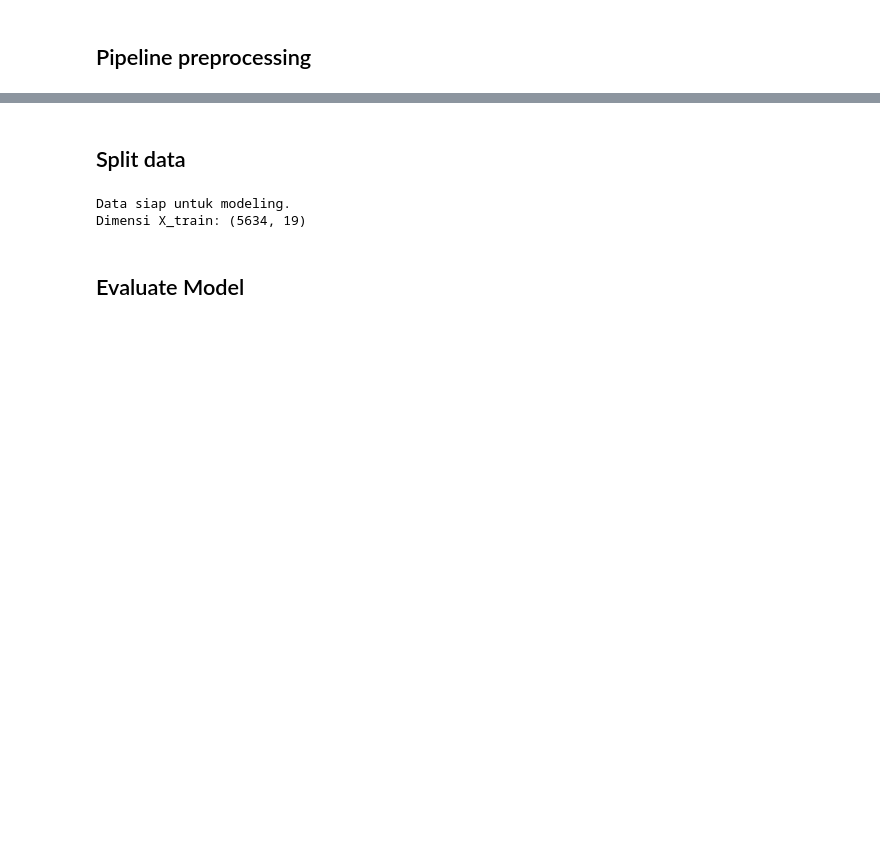
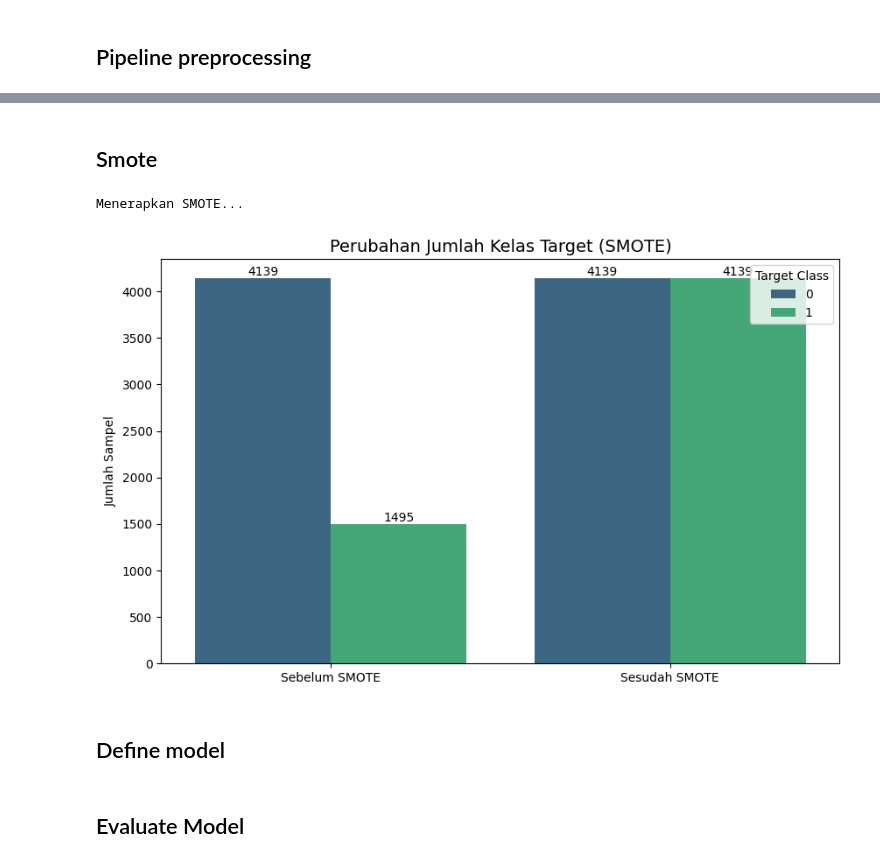
Before and after one commit to decoderr24/Telco-Churn-ML, a Jupyter notebook: telco-churn-prediction.ipynb, the cells around one changed output, grey strips where cells are left out. Cells and saved outputs as stored; diff of their text form; code cells hidden in the pictures; blank space fills up the shorter version.

```diff
--- a/telco-churn-prediction.ipynb
+++ b/telco-churn-prediction.ipynb
@@ -372,0 +470,12 @@ Fitur Kategorikal (15): ['gender', 'Partner', 'Dependents', 'PhoneService', 'Mul
+# %%
+# Train-Test Split
+
+# Pisahkan Fitur dan Target
+X = df_model.drop(['Churn', 'customerID'], axis=1) # Buang ID dan Target
+y = df_model['Churn']
+
+# Split Data (80% Training, 20% Testing)
+# stratify=y memastikan proporsi Churn di data latih & uji seimbang
+X_train, X_test, y_train, y_test = train_test_split(X, y, test_size=0.2, random_state=42, stratify=y)
+
+print(f"Data Training: {X_train.shape[0]}, Data Testing: {X_test.shape[0]}")
@@ -397,11 +516,55 @@ Skema Preprocessing berhasil disiapkan.
-# %% [markdown]
-## Split data
-# %%
-# Train-test split (80% Latih, 20% Uji)
-X_train, X_test, y_train, y_test = train_test_split(X, y, test_size=0.2, random_state=42)
-
-print("Data siap untuk modeling.")
-print(f"Dimensi X_train: {X_train.shape}")
-# %% [output]
-Data siap untuk modeling.
-Dimensi X_train: (5634, 19)
+# %% [markdown]
+## Smote
+# %%
+import matplotlib.pyplot as plt
+import seaborn as sns
+import pandas as pd
+from imblearn.over_sampling import SMOTE
+
+# --- CELL TAMBAHAN: Visualisasi Target Sebelum & Sesudah SMOTE ---
+
+def plot_target_balance(X, y, preprocessor):
+    # 1. Perlu Preprocessing X dulu karena SMOTE butuh fitur angka untuk hitung tetangga
+    X_trans = preprocessor.fit_transform(X)
+
+    # 2. Lakukan SMOTE hanya untuk mendapatkan data hasil resample (simulasi)
+    print("Menerapkan SMOTE...")
+    smote = SMOTE(random_state=42)
+    X_res, y_res = smote.fit_resample(X_trans, y)
+
+    # 3. Siapkan Data untuk Plotting
+    # Data Sebelum
+    df_before = pd.DataFrame({'Label': y})
+    df_before['Kondisi'] = 'Sebelum SMOTE'
+
+    # Data Sesudah
+    df_after = pd.DataFrame({'Label': y_res})
+    df_after['Kondisi'] = 'Sesudah SMOTE'
+
+    # Gabung
+    df_viz = pd.concat([df_before, df_after], axis=0)
+
+    # 4. Buat Bar Chart
+    plt.figure(figsize=(10, 6))
+
+    # Gunakan countplot untuk menghitung otomatis
+    ax = sns.countplot(data=df_viz, x='Kondisi', hue='Label', palette='viridis')
+
+    plt.title('Perubahan Jumlah Kelas Target (SMOTE)', fontsize=14)
+    plt.ylabel('Jumlah Sampel')
+    plt.xlabel('')
+
+    # Menambahkan angka di atas batang
+    for container in ax.containers:
+        ax.bar_label(container)
+
+    plt.legend(title='Target Class')
+    plt.show()
+
+# --- EKSEKUSI ---
+plot_target_balance(X_train, y_train, preprocessor)
+# %% [output]
+Menerapkan SMOTE...
+[figure, added]
+# %% [markdown]
+## Define model
```
Also changed, not shown: parts of 50 cells of this notebook.
